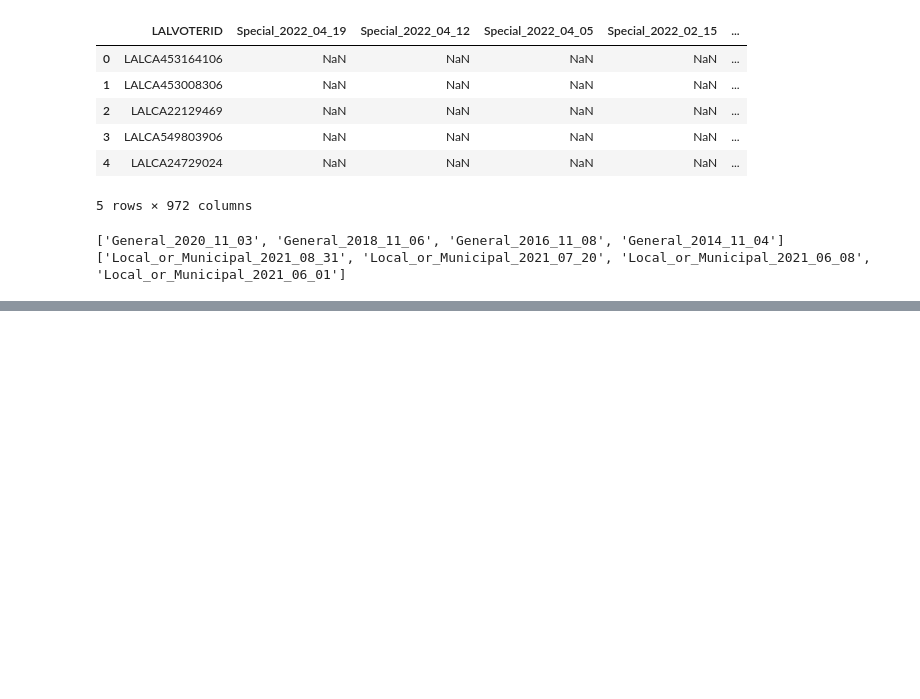
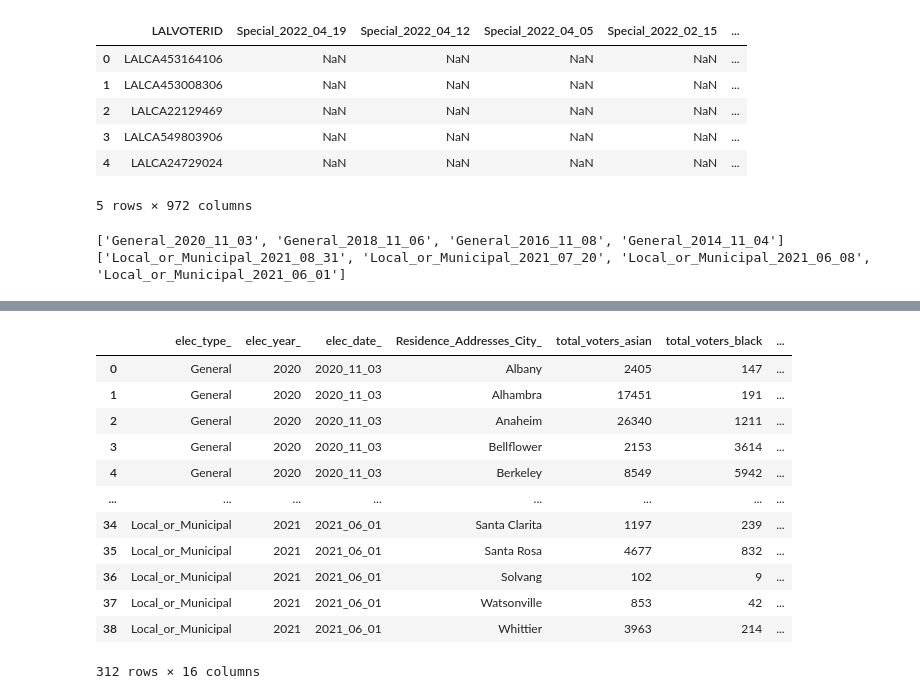
Before and after one commit to jnshzk/capstone, a Jupyter notebook: combine_demographic_vote_history.ipynb, the cells around one changed output, grey strips where cells are left out. Cells and saved outputs as stored; diff of their text form; code cells hidden in the pictures; blank space fills up the shorter version.

```diff
--- a/combine_demographic_vote_history.ipynb
+++ b/combine_demographic_vote_history.ipynb
@@ -328,0 +311,34 @@ voter_turnout_merge.to_csv('voter_turnout_stats', index=False)
+# %%
+elec_date_cols = GE_cols+LM_cols
+for i in range(len(elec_date_cols)):
+    col = elec_date_cols[i]
+    voter_turnout_stats = merged_file.groupby(['Residence_Addresses_City', 'EthnicGroups_EthnicGroup1Desc', col]).size().agg(
+      {'voted_voters': lambda x: x, 'perc_turnout':lambda x: x / x.sum(level=[0,1])}
+      ).unstack(level=0).reset_index()
+
+    # 'voted' is either 'Y' or 'N'
+    voter_turnout_stats = voter_turnout_stats.rename(columns = {col: 'voted'})
+    voter_turnout_stats = total_city_ethnic.merge(voter_turnout_stats,
+                                                 how = 'left',
+                                                 on = ['Residence_Addresses_City', 'EthnicGroups_EthnicGroup1Desc', 'voted'])
+    voter_turnout_stats = voter_turnout_stats.replace('East and South Asian', 'asian')
+    voter_turnout_stats = voter_turnout_stats.replace('European', 'white')
+    voter_turnout_stats = voter_turnout_stats.replace('Hispanic and Portuguese', 'hispanic')
+    voter_turnout_stats = voter_turnout_stats.replace('Likely African-American', 'black')
+
+    voter_turnout_stats['elec_date'] = col[len(col)-10:]
+    voter_turnout_stats['elec_year'] = col[len(col)-10:len(col)-6]
+    voter_turnout_stats['elec_type'] = col[:len(col)-11]
+
+    voter_turnout_stats[['voted_voters', 'perc_turnout']] = voter_turnout_stats[['voted_voters', 'perc_turnout']].fillna(0)
+    voter_turnout_stats = voter_turnout_stats[voter_turnout_stats['voted'] == 'Y']
+    pivot_df = voter_turnout_stats.pivot(index = ['elec_type','elec_year', 'elec_date', 'Residence_Addresses_City'],
+                                    columns='EthnicGroups_EthnicGroup1Desc',
+                                    values=['total_voters', 'voted_voters', 'perc_turnout']).reset_index()
+    pivot_df.columns = pivot_df.columns.map('_'.join)
+
+    # stack all types of election into one dataframe
+    if i == 0:
+        voter_turnout_merge = pivot_df.copy()
+    else:
+        voter_turnout_merge = pd.concat([voter_turnout_merge, pivot_df])
@@ -328,0 +361,23 @@ voter_turnout_merge.to_csv('voter_turnout_stats', index=False)
+# %%
+# 1. convert the data type of columns with information about the total voter and the number of voters who voted into integer
+
+cnt_cols = [col for col in voter_turnout_merge.columns if 'total_voters' in col or 'voted_voters' in col]
+
+for col in cnt_cols:
+    voter_turnout_merge[col] = voter_turnout_merge[col].astype(int)
+
+voter_turnout_merge
+# %% [output]
+|  | elec_type_ | elec_year_ | elec_date_ | Residence_Addresses_City_ | total_voters_asian | total_voters_black | ... |
+| 0 | General | 2020 | 2020_11_03 | Albany | 2405 | 147 | ... |
+| 1 | General | 2020 | 2020_11_03 | Alhambra | 17451 | 191 | ... |
+| 2 | General | 2020 | 2020_11_03 | Anaheim | 26340 | 1211 | ... |
+| 3 | General | 2020 | 2020_11_03 | Bellflower | 2153 | 3614 | ... |
+| 4 | General | 2020 | 2020_11_03 | Berkeley | 8549 | 5942 | ... |
+| ... | ... | ... | ... | ... | ... | ... | ... |
+| 34 | Local_or_Municipal | 2021 | 2021_06_01 | Santa Clarita | 1197 | 239 | ... |
+| 35 | Local_or_Municipal | 2021 | 2021_06_01 | Santa Rosa | 4677 | 832 | ... |
+| 36 | Local_or_Municipal | 2021 | 2021_06_01 | Solvang | 102 | 9 | ... |
+| 37 | Local_or_Municipal | 2021 | 2021_06_01 | Watsonville | 853 | 42 | ... |
+| 38 | Local_or_Municipal | 2021 | 2021_06_01 | Whittier | 3963 | 214 | ... |
+312 rows × 16 columns
```
Also changed, not shown: parts of 42 cells of this notebook.
